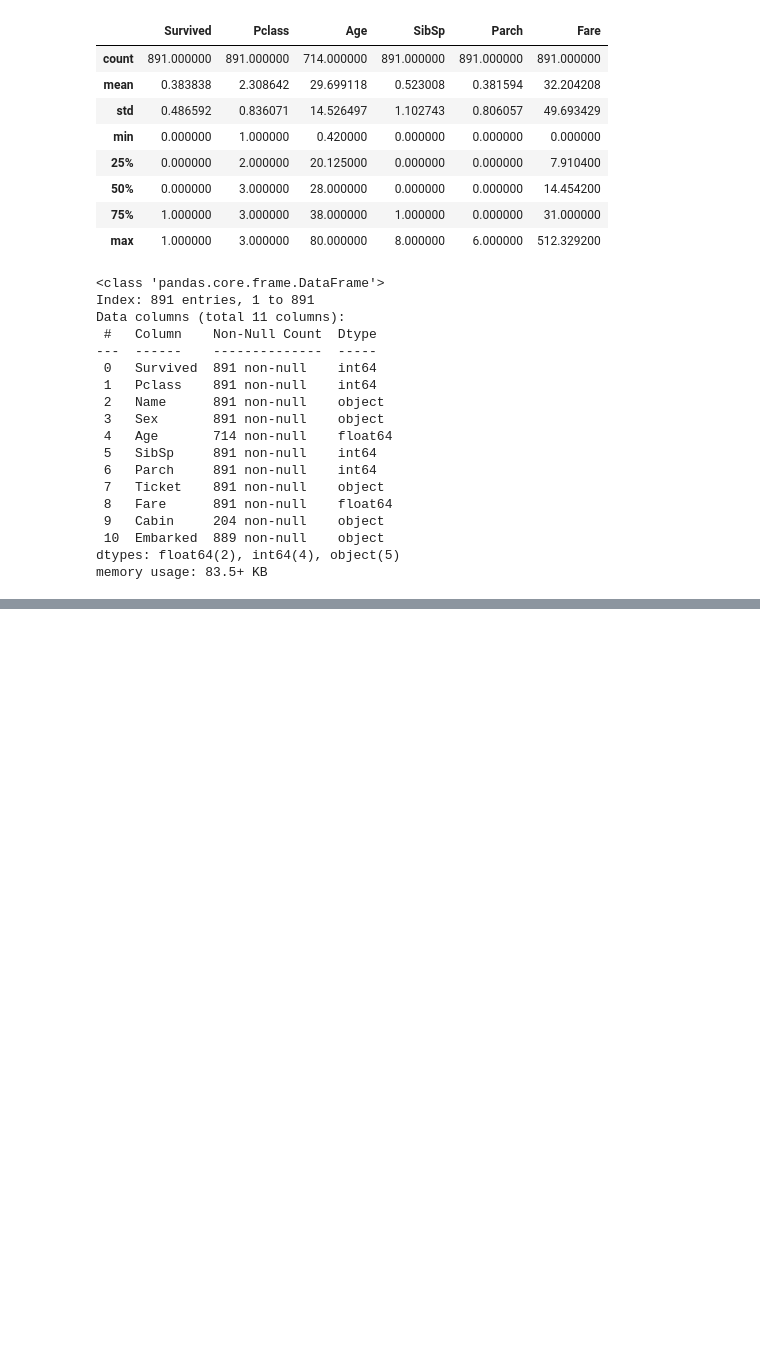
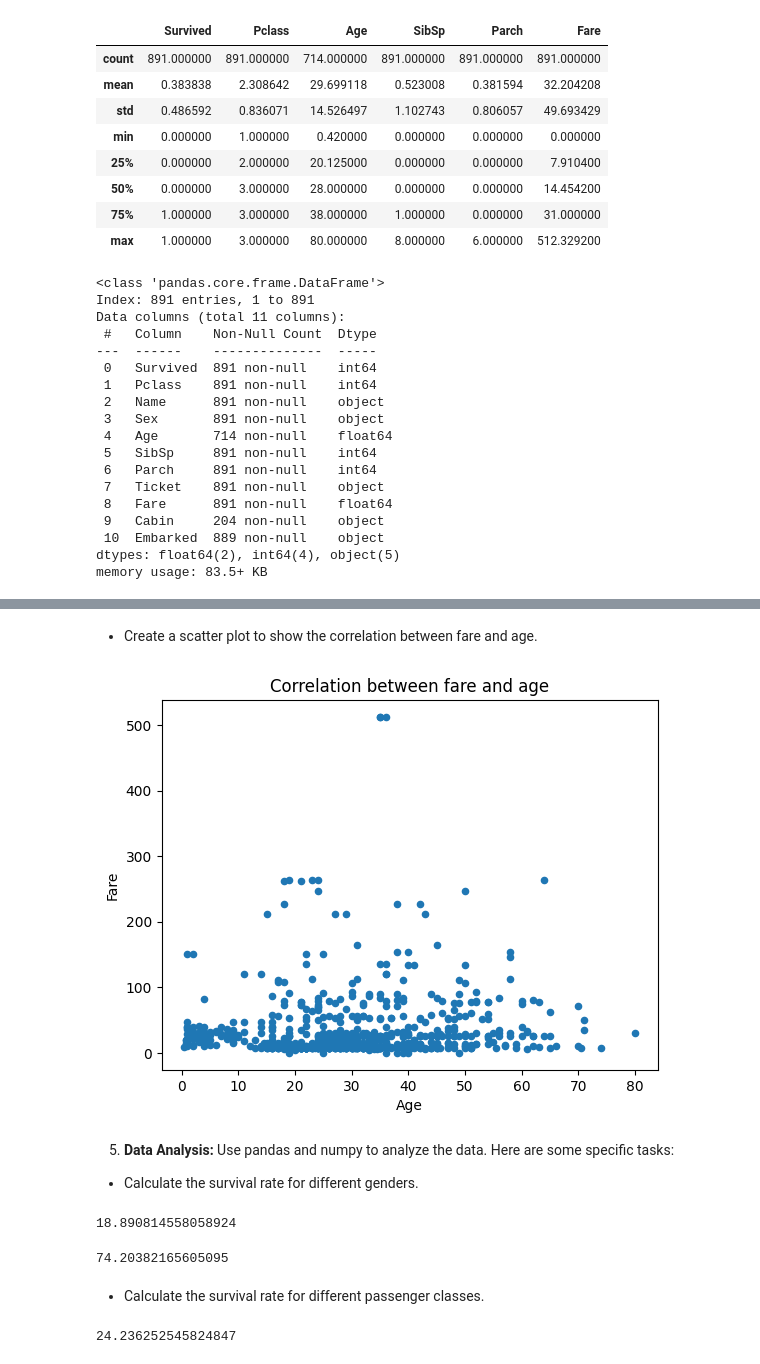
Before and after one commit to arrenkae/DI-Bootcamp, a Jupyter notebook: Week5/Day5/DailyChallenge/DailyChallenge.ipynb, the cells around one changed output, grey strips where cells are left out. Saved outputs shown, nothing was run; the diff lists cells and outputs as text; code cells hidden in the pictures; blank space fills up the shorter version.

```diff
--- a/Week5/Day5/DailyChallenge/DailyChallenge.ipynb
+++ b/Week5/Day5/DailyChallenge/DailyChallenge.ipynb
@@ -89,0 +82,30 @@ titanic.groupby('Survived')['Sex'].value_counts().
+# %% [markdown]
+- Create a scatter plot to show the correlation between fare and age.
+# %%
+titanic.plot.scatter(
+    x='Age',
+    y='Fare',
+    title='Correlation between fare and age'
+);
+# %% [output]
+[figure, added]
+# %% [markdown]
+5. **Data Analysis:** Use pandas and numpy to analyze the data. Here are some specific tasks:
+- Calculate the survival rate for different genders.
+# %%
+(len(titanic.loc[titanic['Survived'] == 1].loc[titanic['Sex'] == 'male']) /
+ titanic['Sex'].value_counts()['male']) * 100
+# %% [output]
+18.890814558058924
+# %%
+(len(titanic.loc[titanic['Survived'] == 1].loc[titanic['Sex'] == 'female']) /
+ titanic['Sex'].value_counts()['female']) * 100
+# %% [output]
+74.20382165605095
+# %% [markdown]
+- Calculate the survival rate for different passenger classes.
+# %%
+(len(titanic.loc[titanic['Survived'] == 1].loc[titanic['Pclass'] == 3]) /
+ titanic['Pclass'].value_counts()[3]) * 100
+# %% [output]
+24.236252545824847
```
Also changed, not shown: parts of 12 cells of this notebook.
